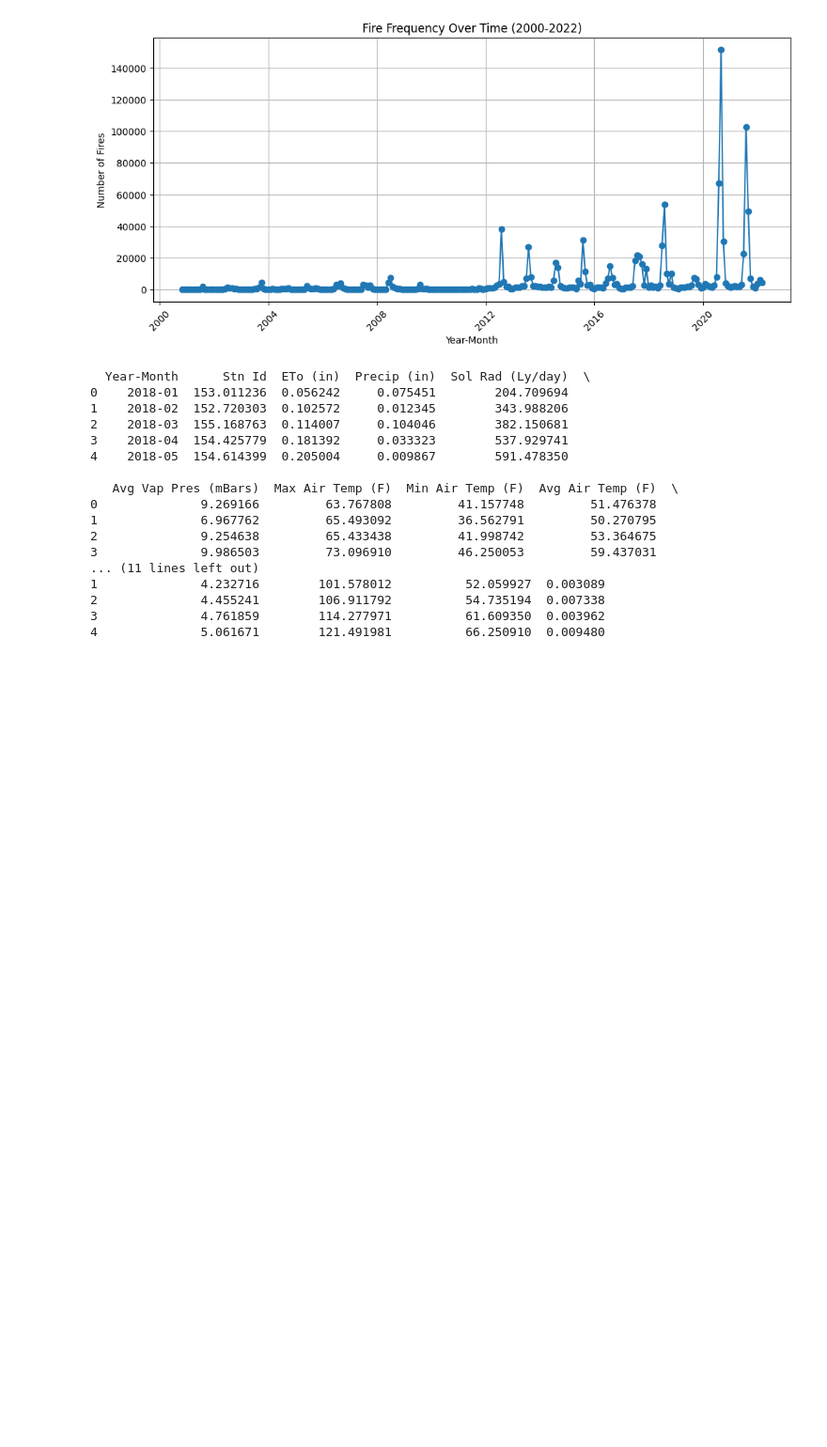
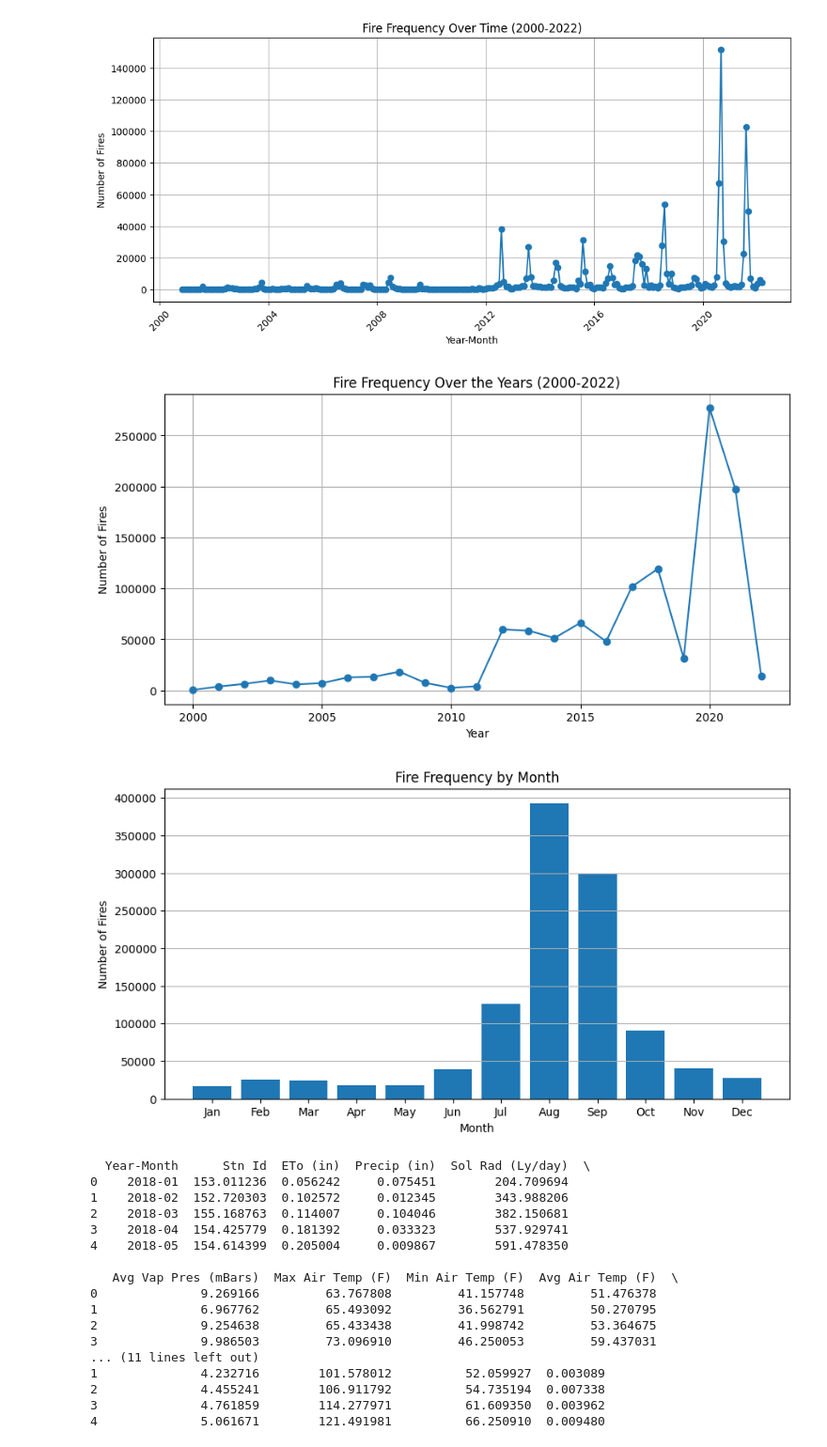
Before and after one commit to yc8272/COGS219Final, a Jupyter notebook: fre_env.ipynb, the cells around one changed output. Shown at 94% size. Saved outputs shown, nothing was run; the diff lists cells and outputs as text; code cells hidden in the pictures; blank space fills up the shorter version.

```diff
--- a/fre_env.ipynb
+++ b/fre_env.ipynb
@@ -25,4 +25,33 @@ plt.grid()
 plt.show()
 # %% [output]
 [figure]
+# %%
+import pandas as pd
+import matplotlib.pyplot as plt
+
+df = pd.read_csv("./frequency/frequency_data/ca_daily_fire_2000_03252022.csv")
+
+yearly_fire_counts = df['year'].value_counts().sort_index()
+
+monthly_fire_counts = df['month'].value_counts().sort_index()
+
+plt.figure(figsize=(10, 5))
+plt.plot(yearly_fire_counts.index, yearly_fire_counts.values, marker='o', linestyle='-')
+plt.xlabel("Year")
+plt.ylabel("Number of Fires")
+plt.title("Fire Frequency Over the Years (2000-2022)")
+plt.grid()
+plt.show()
+
+plt.figure(figsize=(10, 5))
+plt.bar(monthly_fire_counts.index, monthly_fire_counts.values)
+plt.xlabel("Month")
+plt.ylabel("Number of Fires")
+plt.title("Fire Frequency by Month")
+plt.xticks(range(1, 13), ["Jan", "Feb", "Mar", "Apr", "May", "Jun", "Jul", "Aug", "Sep", "Oct", "Nov", "Dec"])
+plt.grid(axis='y')
+plt.show()
+# %% [output]
+[figure, added]
+[figure, added]
 # %%
```
Also changed, not shown: parts of 14 cells of this notebook, 2 other files.
